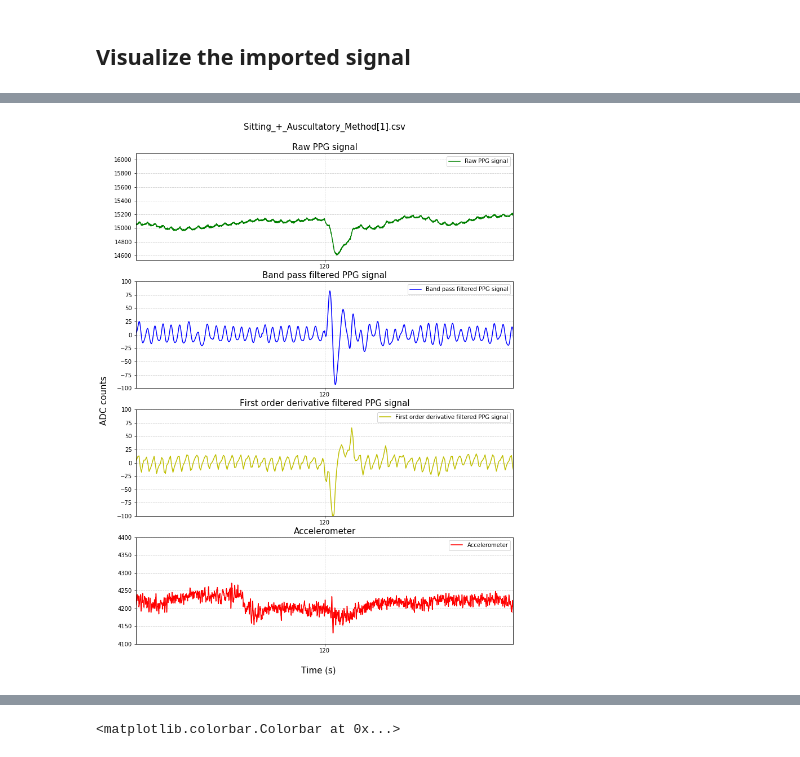
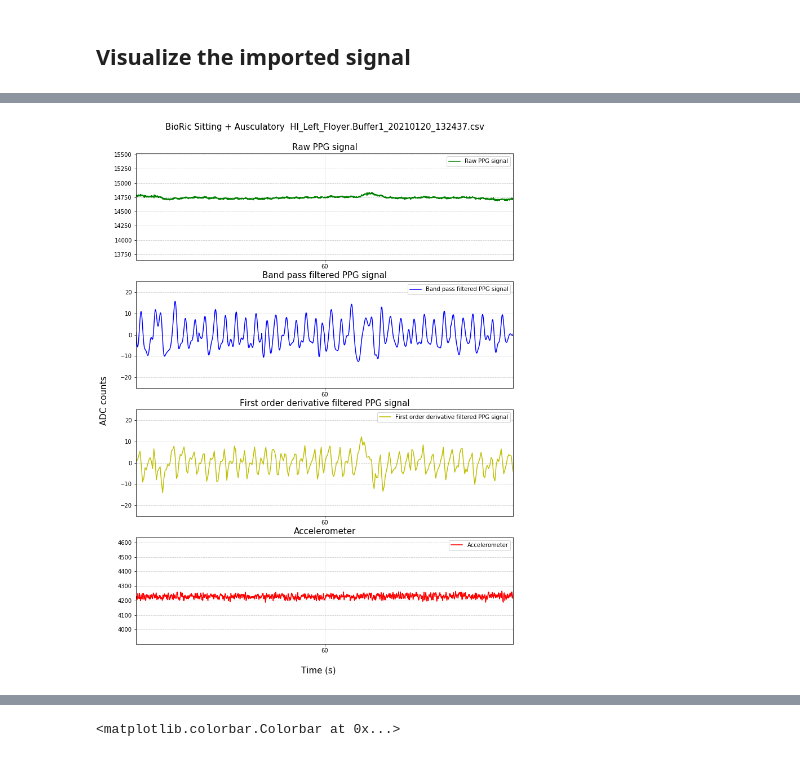
Before and after one commit to supertime1/PPG_DSP, a Jupyter notebook: PPG_DSP.ipynb, the cells around one changed output, grey strips where cells are left out. Saved outputs shown, nothing was run; the diff lists cells and outputs as text; code cells hidden in the pictures.

```diff
--- a/PPG_DSP.ipynb
+++ b/PPG_DSP.ipynb
@@ -292,7 +292,7 @@ def plot_ps2_acc(file_path, file_name, range, view_in_time=True,
     """
 
     df = read_data(file_path, file_name)
-    ps2 = df['ps2']
+    ps2 = df['ps1']
     acc_x = df['x'].dropna()
     acc_y = df['y'].dropna()
     acc_z = df['z'].dropna()
@@ -325,7 +325,7 @@ def plot_ps2_acc(file_path, file_name, range, view_in_time=True,
     axes[1].set_title('Band pass filtered PPG signal', fontsize='15')
     axes[1].set_xlim([6000*range[0], 6000*range[1]])
     if zoom_in:
-        axes[1].set_ylim(-100, 100)
+        axes[1].set_ylim(-25, 25)
     axes[1].legend()
     axes[1].xaxis.set_major_formatter(ticks)
     axes[1].xaxis.set_major_locator(MultipleLocator(6000))
@@ -336,7 +336,7 @@ def plot_ps2_acc(file_path, file_name, range, view_in_time=True,
     axes[2].set_title('First order derivative filtered PPG signal', fontsize='15')
     axes[2].set_xlim([6000*range[0], 6000*range[1]])
     if zoom_in:
-        axes[2].set_ylim(-100, 100)
+        axes[2].set_ylim(-25, 25)
     axes[2].legend()
     axes[2].xaxis.set_major_formatter(ticks)
     axes[2].xaxis.set_major_locator(MultipleLocator(6000))
@@ -347,8 +347,6 @@ def plot_ps2_acc(file_path, file_name, range, view_in_time=True,
     axes[3].plot(acc, 'r', label='Accelerometer')
     axes[3].set_title('Accelerometer', fontsize='15')
     axes[3].set_xlim([6000*range[0], 6000*range[1]])
-    if zoom_in:
-        axes[3].set_ylim(4100, 4400)
     axes[3].legend()
     axes[3].xaxis.set_major_formatter(ticks)
     axes[3].xaxis.set_major_locator(MultipleLocator(6000))
@@ -362,8 +368,8 @@ def plot_ps2_acc(file_path, file_name, range, view_in_time=True,
 # %%
-file_path = "C:/Users/57lzhang.US04WW4008/Downloads/OneDrive_1_1-5-2021"
-file_name = "Sitting_+_Auscultatory_Method[1].csv"
+file_path = "C:/Users/57lzhang.US04WW4008/Downloads/OneDrive_2021-01-25/Test 2/MiA Test 2/BioRic"
+file_name = "BioRic Sitting + Ausculatory  HI_Left_Floyer.Buffer1_20210120_132437.csv"
 data_path = os.path.join(file_path, file_name)
-plot_ps2_acc(file_path, file_name, [1.75,2.25],
+plot_ps2_acc(file_path, file_name, [0.75,1.25],
              view_in_time=True, zoom_in=True)
 # %% [output]
-[figure, old version]
+[figure, new version]
```
Also changed, not shown: parts of 3 cells of this notebook.
